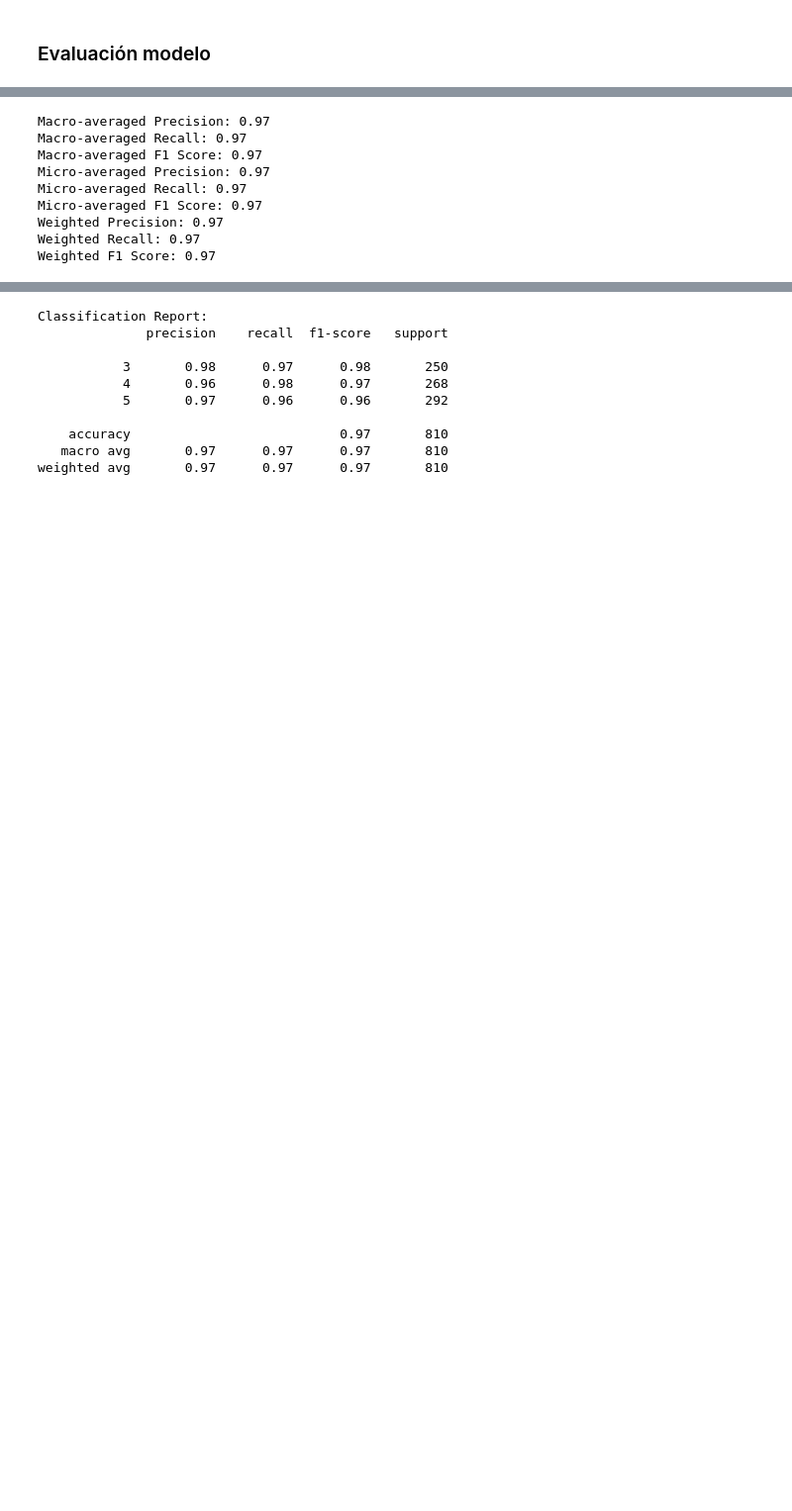
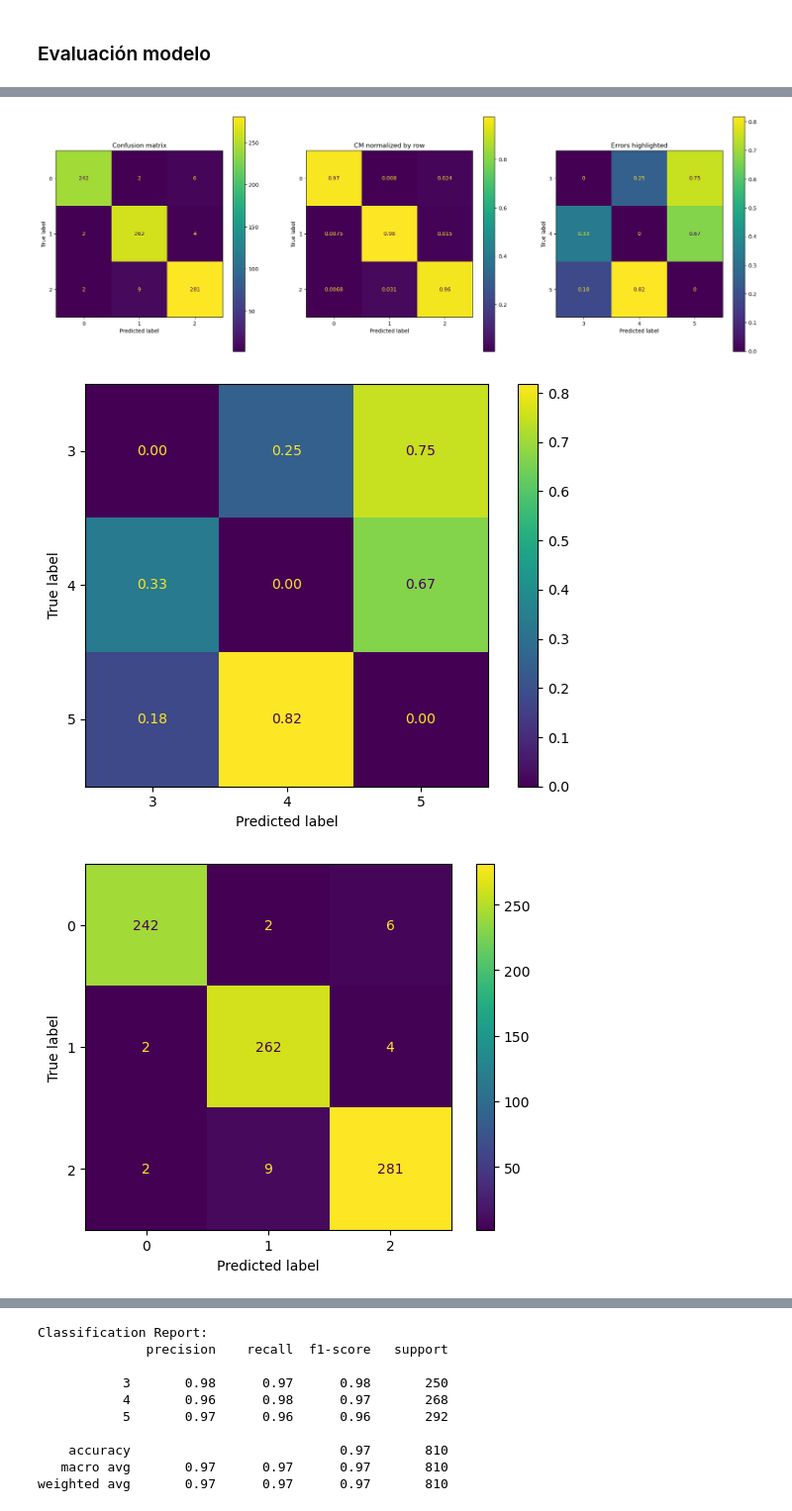
Before and after one commit to Sebasos01/BI_proyecto_1, a Jupyter notebook: proyecto_1_entrega_1.ipynb, the cells around one changed output, grey strips where cells are left out. Shown at 99% size. Cells and saved outputs as stored; diff of their text form; code cells hidden in the pictures; blank space fills up the shorter version.

```diff
--- a/proyecto_1_entrega_1.ipynb
+++ b/proyecto_1_entrega_1.ipynb
@@ -427,40 +386,9 @@ plt.show()
-# %%
-from sklearn.metrics import precision_score,recall_score,f1_score
-
-
-precision_macro = precision_score(y_test, y_pred, average='macro')
-print(f'Macro-averaged Precision: {precision_macro:.2f}')
-
-recall_macro = recall_score(y_test, y_pred, average='macro')
-print(f'Macro-averaged Recall: {recall_macro:.2f}')
-
-f1_macro = f1_score(y_test, y_pred, average='macro')
-print(f'Macro-averaged F1 Score: {f1_macro:.2f}')
-
-precision_micro = precision_score(y_test, y_pred, average='micro')
-print(f'Micro-averaged Precision: {precision_micro:.2f}')
-
-recall_micro = recall_score(y_test, y_pred, average='micro')
-print(f'Micro-averaged Recall: {recall_micro:.2f}')
-
-f1_micro = f1_score(y_test, y_pred, average='micro')
-print(f'Micro-averaged F1 Score: {f1_micro:.2f}')
-
-precision_weighted = precision_score(y_test, y_pred, average='weighted')
-print(f'Weighted Precision: {precision_weighted:.2f}')
-
-recall_weighted = recall_score(y_test, y_pred, average='weighted')
-print(f'Weighted Recall: {recall_weighted:.2f}')
-
-f1_weighted = f1_score(y_test, y_pred, average='weighted')
-print(f'Weighted F1 Score: {f1_weighted:.2f}')
-# %% [output]
-Macro-averaged Precision: 0.97
-Macro-averaged Recall: 0.97
-Macro-averaged F1 Score: 0.97
-Micro-averaged Precision: 0.97
-Micro-averaged Recall: 0.97
-Micro-averaged F1 Score: 0.97
-Weighted Precision: 0.97
-Weighted Recall: 0.97
-Weighted F1 Score: 0.97
+# %%
+
+from sklearn.metrics import ConfusionMatrixDisplay
+
+graficar_matrices_confusion(y_test, y_pred)
+# %% [output]
+[figure, added]
+[figure, added]
+[figure, added]
```
Also changed, not shown: parts of 28 cells of this notebook, 3 other files.
